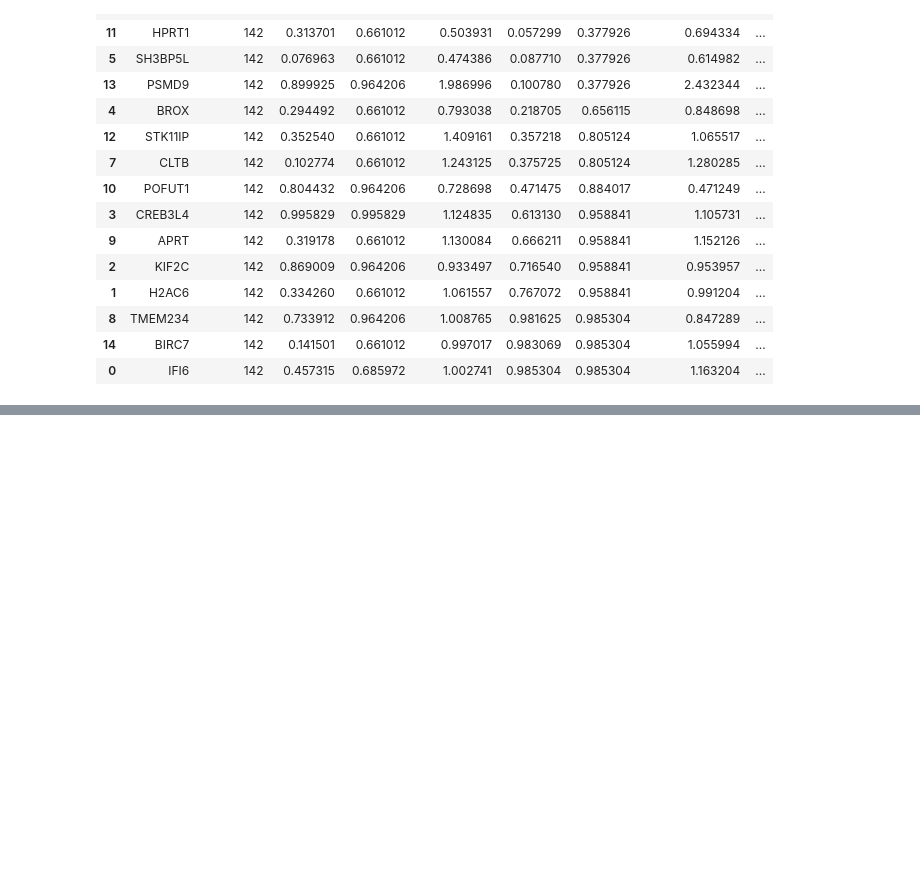
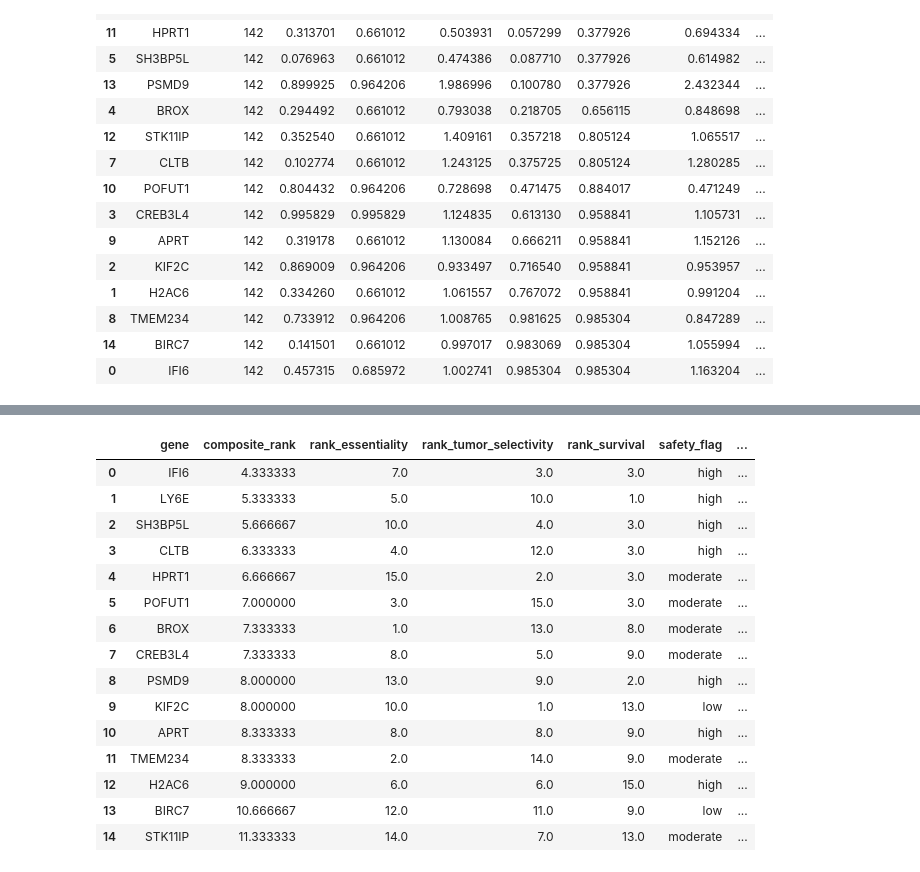
Before and after one commit to tuhinc5203/oncology-target-discovery, a Jupyter notebook: notebooks/04_survival_analysis.ipynb, the cells around one changed output, grey strips where cells are left out. Saved outputs shown, nothing was run; the diff lists cells and outputs as text; code cells hidden in the pictures; blank space fills up the shorter version.

```diff
--- a/notebooks/04_survival_analysis.ipynb
+++ b/notebooks/04_survival_analysis.ipynb
@@ -266,0 +294,31 @@ survival_results[cols]
+# %%
+# Rank the three evidence-strength axes independently, average the ranks, and attach safety/druggability as annotations only
+final = survival_results.copy()
+final["rank_essentiality"] = final["u_q"].rank(method="min")
+final["rank_tumor_selectivity"] = final["tumor_vs_normal_q"].rank(method="min")
+final["rank_survival"] = final["cox_q_adj"].rank(method="min")
+final["composite_rank"] = final[["rank_essentiality", "rank_tumor_selectivity", "rank_survival"]].mean(axis=1)
+final = final.sort_values("composite_rank").reset_index(drop=True)
+
+final.to_csv("../data/processed/depmap_tnbc_final_ranked_targets.csv", index=False)
+
+display_cols = ["gene", "composite_rank", "rank_essentiality", "rank_tumor_selectivity", "rank_survival",
+                 "safety_flag", "Protein class", "Subcellular main location"]
+final[display_cols]
+# %% [output]
+|  | gene | composite_rank | rank_essentiality | rank_tumor_selectivity | rank_survival | safety_flag | ... |
+| 0 | IFI6 | 4.333333 | 7.0 | 3.0 | 3.0 | high | ... |
+| 1 | LY6E | 5.333333 | 5.0 | 10.0 | 1.0 | high | ... |
+| 2 | SH3BP5L | 5.666667 | 10.0 | 4.0 | 3.0 | high | ... |
+| 3 | CLTB | 6.333333 | 4.0 | 12.0 | 3.0 | high | ... |
+| 4 | HPRT1 | 6.666667 | 15.0 | 2.0 | 3.0 | moderate | ... |
+| 5 | POFUT1 | 7.000000 | 3.0 | 15.0 | 3.0 | moderate | ... |
+| 6 | BROX | 7.333333 | 1.0 | 13.0 | 8.0 | moderate | ... |
+| 7 | CREB3L4 | 7.333333 | 8.0 | 5.0 | 9.0 | moderate | ... |
+| 8 | PSMD9 | 8.000000 | 13.0 | 9.0 | 2.0 | high | ... |
+| 9 | KIF2C | 8.000000 | 10.0 | 1.0 | 13.0 | low | ... |
+| 10 | APRT | 8.333333 | 8.0 | 8.0 | 9.0 | high | ... |
+| 11 | TMEM234 | 8.333333 | 2.0 | 14.0 | 9.0 | moderate | ... |
+| 12 | H2AC6 | 9.000000 | 6.0 | 6.0 | 15.0 | high | ... |
+| 13 | BIRC7 | 10.666667 | 12.0 | 11.0 | 9.0 | low | ... |
+| 14 | STK11IP | 11.333333 | 14.0 | 7.0 | 13.0 | moderate | ... |
```
Also changed, not shown: parts of 3 cells of this notebook, 3 other files.
